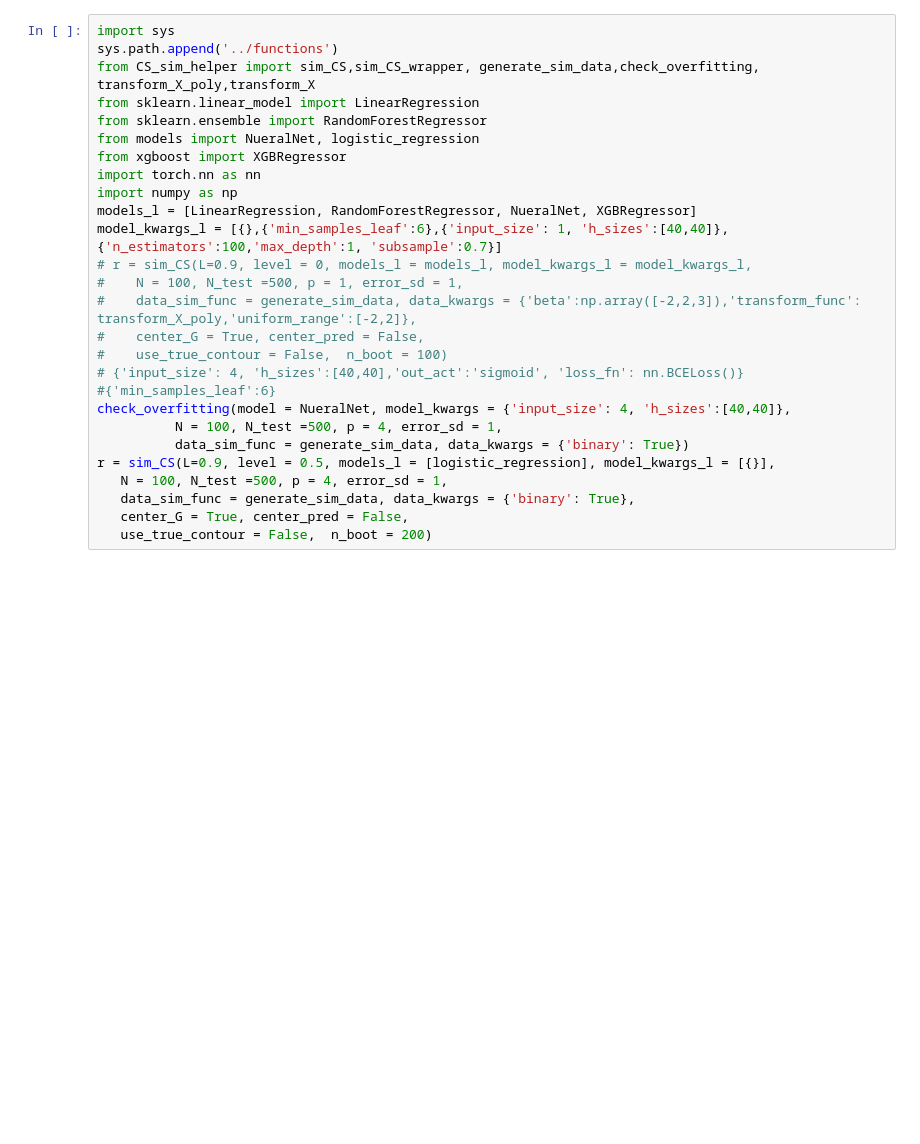
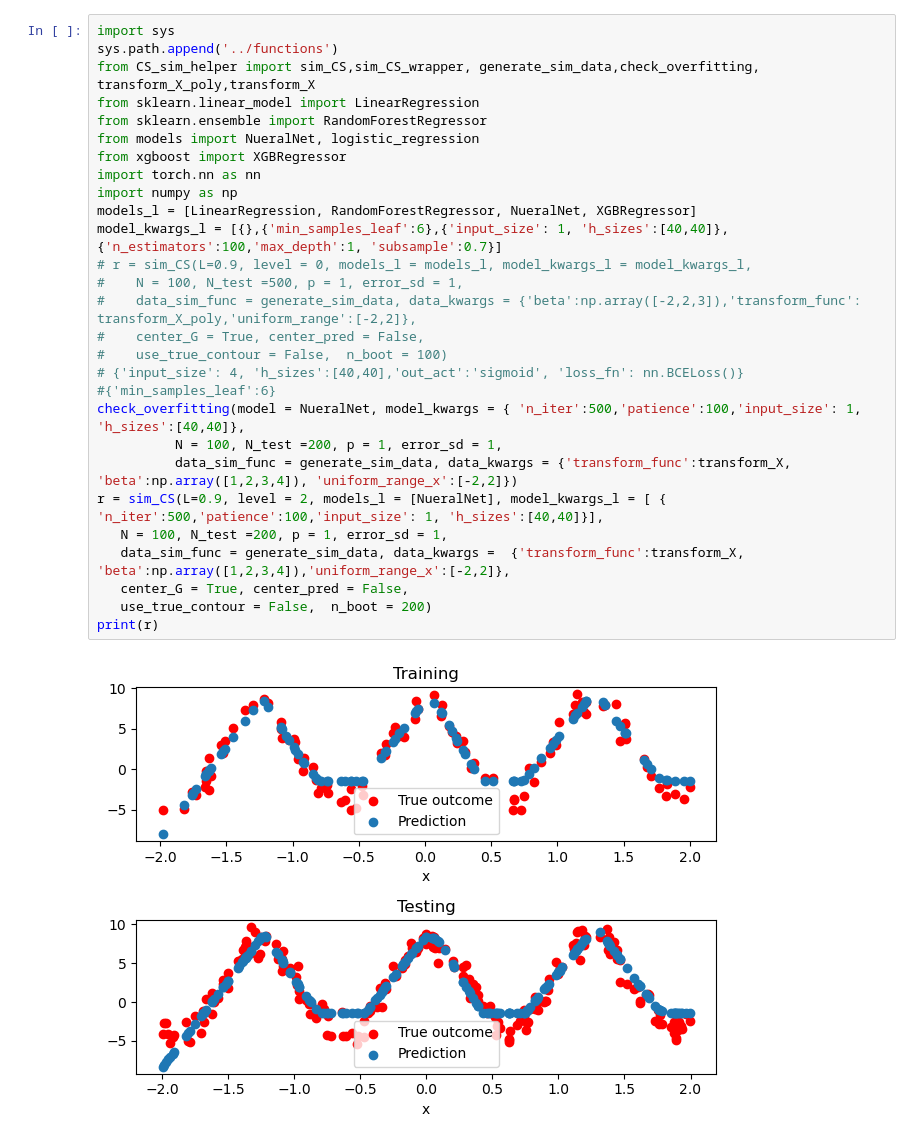
Before and after one commit to junting-ren/model_uncertainty_using_feature_confidence_set, a Jupyter notebook: notebooks/check_fit.ipynb, the cells around one changed output. Saved outputs shown, nothing was run; the diff lists cells and outputs as text; blank space fills up the shorter version.

```diff
--- a/notebooks/check_fit.ipynb
+++ b/notebooks/check_fit.ipynb
@@ -1,27 +1,30 @@
 # %%
 import sys
 sys.path.append('../functions')
 from CS_sim_helper import sim_CS,sim_CS_wrapper, generate_sim_data,check_overfitting, transform_X_poly,transform_X
 from sklearn.linear_model import LinearRegression
 from sklearn.ensemble import RandomForestRegressor
 from models import NueralNet, logistic_regression
 from xgboost import XGBRegressor
 import torch.nn as nn
 import numpy as np
 models_l = [LinearRegression, RandomForestRegressor, NueralNet, XGBRegressor]
 model_kwargs_l = [{},{'min_samples_leaf':6},{'input_size': 1, 'h_sizes':[40,40]}, {'n_estimators':100,'max_depth':1, 'subsample':0.7}]
 # r = sim_CS(L=0.9, level = 0, models_l = models_l, model_kwargs_l = model_kwargs_l,
 #    N = 100, N_test =500, p = 1, error_sd = 1,
 #    data_sim_func = generate_sim_data, data_kwargs = {'beta':np.array([-2,2,3]),'transform_func': transform_X_poly,'uniform_range':[-2,2]},
 #    center_G = True, center_pred = False,
 #    use_true_contour = False,  n_boot = 100)
 # {'input_size': 4, 'h_sizes':[40,40],'out_act':'sigmoid', 'loss_fn': nn.BCELoss()}
 #{'min_samples_leaf':6}
-check_overfitting(model = NueralNet, model_kwargs = {'input_size': 4, 'h_sizes':[40,40]},
-          N = 100, N_test =500, p = 4, error_sd = 1,
-          data_sim_func = generate_sim_data, data_kwargs = {'binary': True})
-r = sim_CS(L=0.9, level = 0.5, models_l = [logistic_regression], model_kwargs_l = [{}],
-   N = 100, N_test =500, p = 4, error_sd = 1,
-   data_sim_func = generate_sim_data, data_kwargs = {'binary': True},
+check_overfitting(model = NueralNet, model_kwargs = { 'n_iter':500,'patience':100,'input_size': 1, 'h_sizes':[40,40]},
+          N = 100, N_test =200, p = 1, error_sd = 1,
+          data_sim_func = generate_sim_data, data_kwargs = {'transform_func':transform_X, 'beta':np.array([1,2,3,4]), 'uniform_range_x':[-2,2]})
+r = sim_CS(L=0.9, level = 2, models_l = [NueralNet], model_kwargs_l = [ { 'n_iter':500,'patience':100,'input_size': 1, 'h_sizes':[40,40]}],
+   N = 100, N_test =200, p = 1, error_sd = 1,
+   data_sim_func = generate_sim_data, data_kwargs =  {'transform_func':transform_X, 'beta':np.array([1,2,3,4]),'uniform_range_x':[-2,2]},
    center_G = True, center_pred = False,
    use_true_contour = False,  n_boot = 200)
+print(r)
+# %% [output]
+[figure, added]
```
Also changed, not shown: parts of 1 cell of this notebook, 1 other file.
